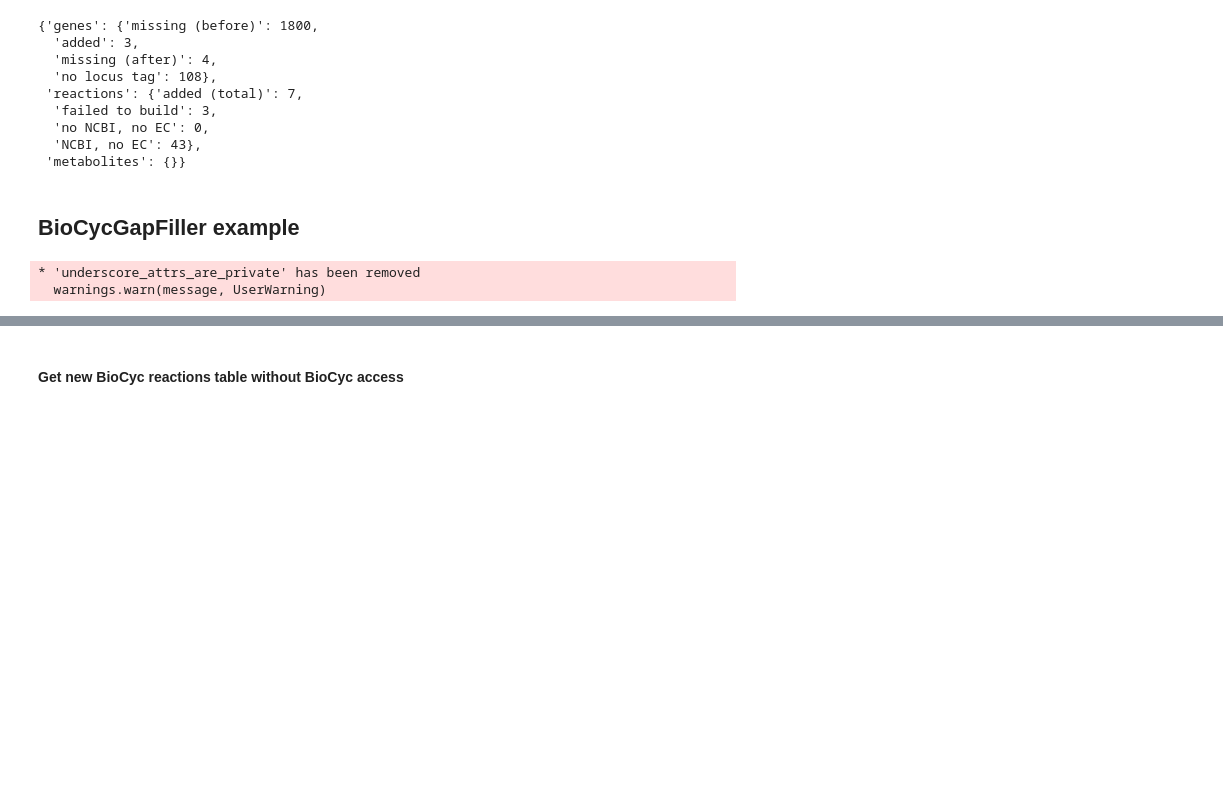
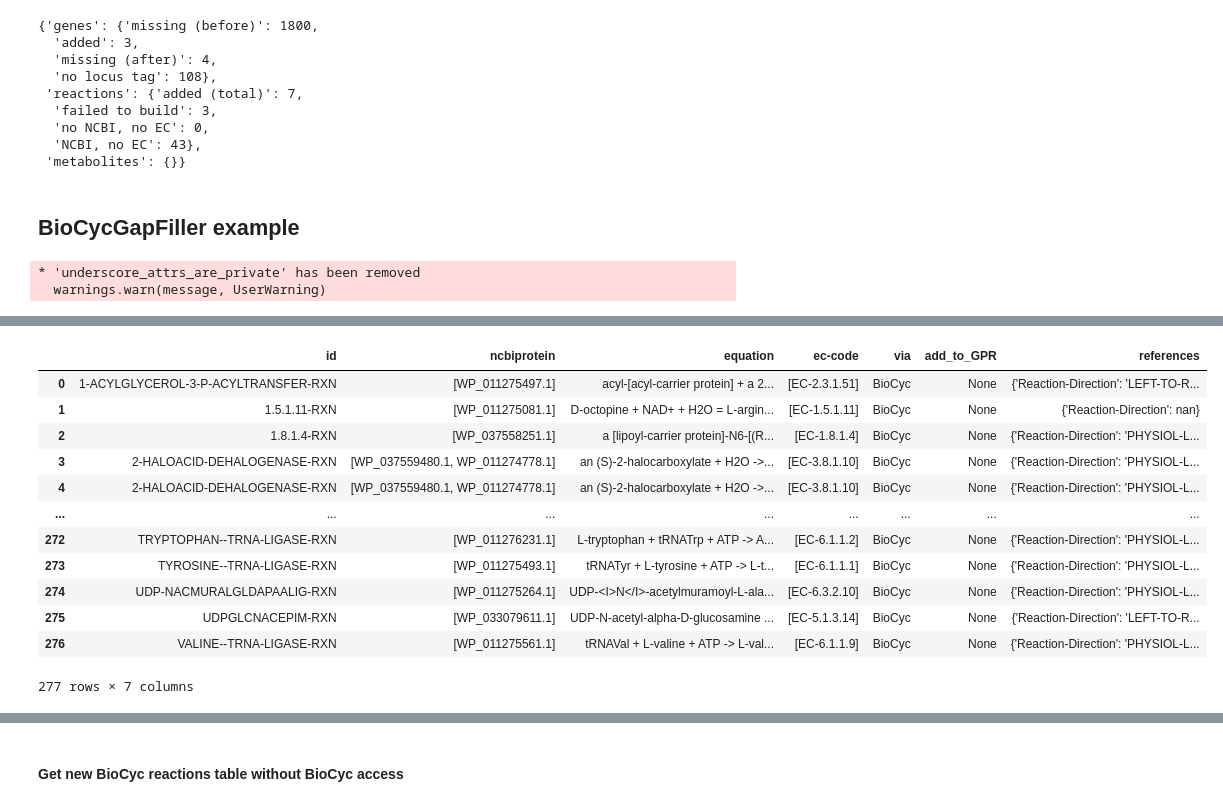
Before and after one commit to draeger-lab/refinegems, a Jupyter notebook: dev/gapfill-testing.ipynb, the cells around one changed output, grey strips where cells are left out. Drawn from its saved outputs; the diff is of its cells as text; code cells hidden in the pictures; blank space fills up the shorter version.

```diff
--- a/dev/gapfill-testing.ipynb
+++ b/dev/gapfill-testing.ipynb
@@ -152,3 +137,19 @@ gfbc.missing_reacs
+# %%
+gfbc.manual_curation['BioCyc reactions unmappable']
+# %% [output]
+|  | id | ncbiprotein | equation | ec-code | via | add_to_GPR | references |
+| 0 | 1-ACYLGLYCEROL-3-P-ACYLTRANSFER-RXN | [WP_011275497.1] | acyl-[acyl-carrier protein] + a 2... | [EC-2.3.1.51] | BioCyc | None | {'Reaction-Direction': 'LEFT-TO-R... |
+| 1 | 1.5.1.11-RXN | [WP_011275081.1] | D-octopine + NAD+ + H2O = L-argin... | [EC-1.5.1.11] | BioCyc | None | {'Reaction-Direction': nan} |
+| 2 | 1.8.1.4-RXN | [WP_037558251.1] | a [lipoyl-carrier protein]-N6-[(R... | [EC-1.8.1.4] | BioCyc | None | {'Reaction-Direction': 'PHYSIOL-L... |
+| 3 | 2-HALOACID-DEHALOGENASE-RXN | [WP_037559480.1, WP_011274778.1] | an (S)-2-halocarboxylate + H2O ->... | [EC-3.8.1.10] | BioCyc | None | {'Reaction-Direction': 'PHYSIOL-L... |
+| 4 | 2-HALOACID-DEHALOGENASE-RXN | [WP_037559480.1, WP_011274778.1] | an (S)-2-halocarboxylate + H2O ->... | [EC-3.8.1.10] | BioCyc | None | {'Reaction-Direction': 'PHYSIOL-L... |
+| ... | ... | ... | ... | ... | ... | ... | ... |
+| 272 | TRYPTOPHAN--TRNA-LIGASE-RXN | [WP_011276231.1] | L-tryptophan + tRNATrp + ATP -> A... | [EC-6.1.1.2] | BioCyc | None | {'Reaction-Direction': 'PHYSIOL-L... |
+| 273 | TYROSINE--TRNA-LIGASE-RXN | [WP_011275493.1] | tRNATyr + L-tyrosine + ATP -> L-t... | [EC-6.1.1.1] | BioCyc | None | {'Reaction-Direction': 'PHYSIOL-L... |
+| 274 | UDP-NACMURALGLDAPAALIG-RXN | [WP_011275264.1] | UDP-<I>N</I>-acetylmuramoyl-L-ala... | [EC-6.3.2.10] | BioCyc | None | {'Reaction-Direction': 'PHYSIOL-L... |
+| 275 | UDPGLCNACEPIM-RXN | [WP_033079611.1] | UDP-N-acetyl-alpha-D-glucosamine ... | [EC-5.1.3.14] | BioCyc | None | {'Reaction-Direction': 'LEFT-TO-R... |
+| 276 | VALINE--TRNA-LIGASE-RXN | [WP_011275561.1] | tRNAVal + L-valine + ATP -> L-val... | [EC-6.1.1.9] | BioCyc | None | {'Reaction-Direction': 'PHYSIOL-L... |
+277 rows × 7 columns
 # %%
 gfbc.manual_curation['BioCyc genes unmappable']
 # %% [output]
```
Also changed, not shown: parts of 14 cells of this notebook, 1 other file.
